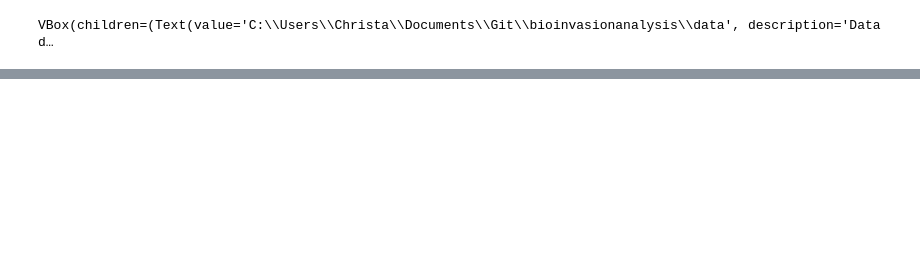
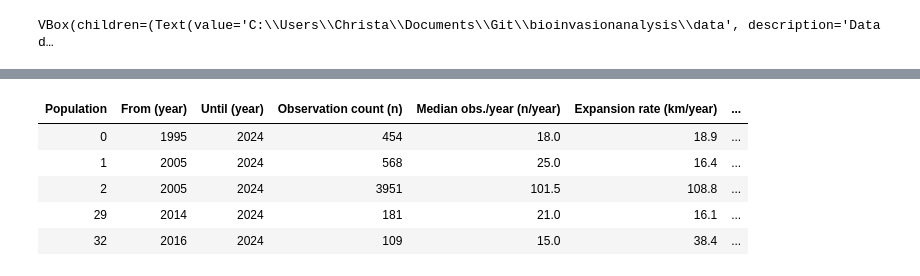
Before and after one commit to thunwal/bioinvasionanalysis, a Jupyter notebook: notebooks/bioinvasionanalysis_demo.ipynb, the cells around one changed output, grey strips where cells are left out. Drawn from its saved outputs; the diff is of its cells as text; code cells hidden in the pictures; blank space fills up the shorter version.

```diff
--- a/notebooks/bioinvasionanalysis_demo.ipynb
+++ b/notebooks/bioinvasionanalysis_demo.ipynb
@@ -239,0 +324,32 @@ cum_distances, exp_rates = expansion_rate(out_gpkg, out_lyr_points_grouped, out_
+# %%
+# SHOW RESULT TABLE
+
+# Filter for the top groups
+exp_rates_top = exp_rates[exp_rates["group_id"].isin(top_groups)]
+
+exp_rates_top = exp_rates_top.rename(columns={
+    "group_id": "Population",
+    "min_year": "From (year)",
+    "max_year": "Until (year)",
+    "point_count": "Observation count (n)",
+    "median_points_per_year": "Median obs./year (n/year)",
+    "expansion_rate": "Expansion rate (km/year)",
+    "r2": "OLS model strength (R²)"
+})
+
+exp_rates_top.style.format({
+    "From (year)": "{:.0f}",
+    "Until (year)": "{:.0f}",
+    "Median obs./year (n/year)": "{:.1f}",
+    "Expansion rate (km/year)": lambda x: f"{x / 1000:.1f}",
+    "OLS model strength (R²)": "{:.2f}"
+}).set_table_styles([
+    {"selector": "th", "props": [("font-weight", "bold")]}
+]).hide(axis="index")
+# %% [output]
+| Population | From (year) | Until (year) | Observation count (n) | Median obs./year (n/year) | Expansion rate (km/year) | ... |
+| 0 | 1995 | 2024 | 454 | 18.0 | 18.9 | ... |
+| 1 | 2005 | 2024 | 568 | 25.0 | 16.4 | ... |
+| 2 | 2005 | 2024 | 3951 | 101.5 | 108.8 | ... |
+| 29 | 2014 | 2024 | 181 | 21.0 | 16.1 | ... |
+| 32 | 2016 | 2024 | 109 | 15.0 | 38.4 | ... |
```
Also changed, not shown: parts of 15 cells of this notebook, 8 other files.
